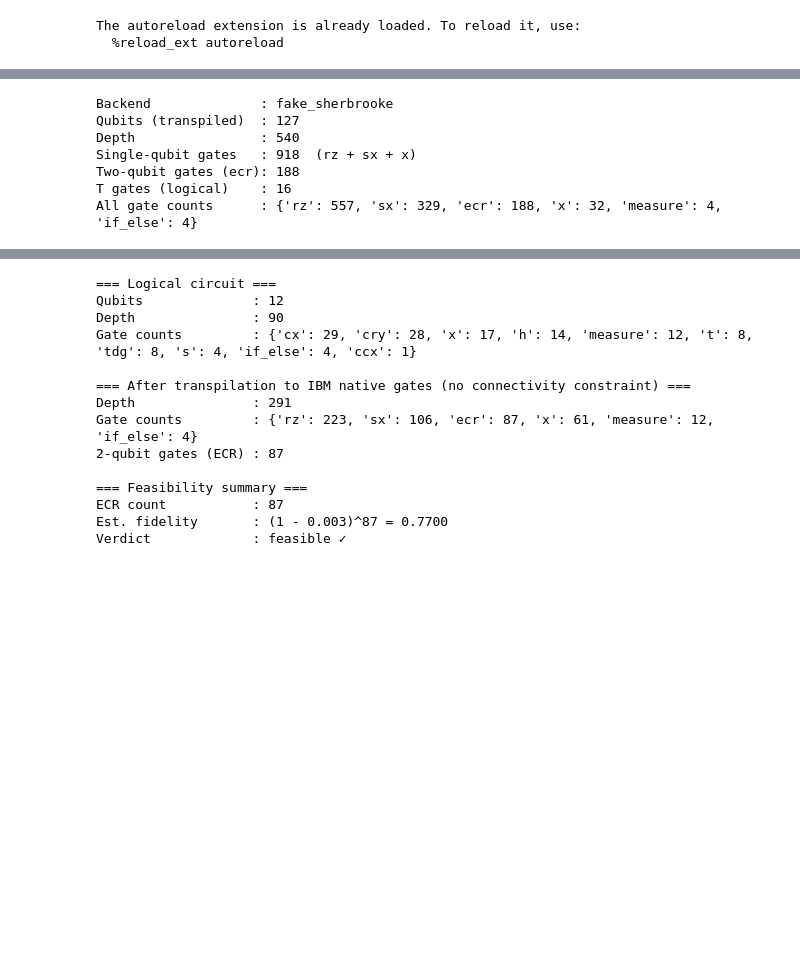
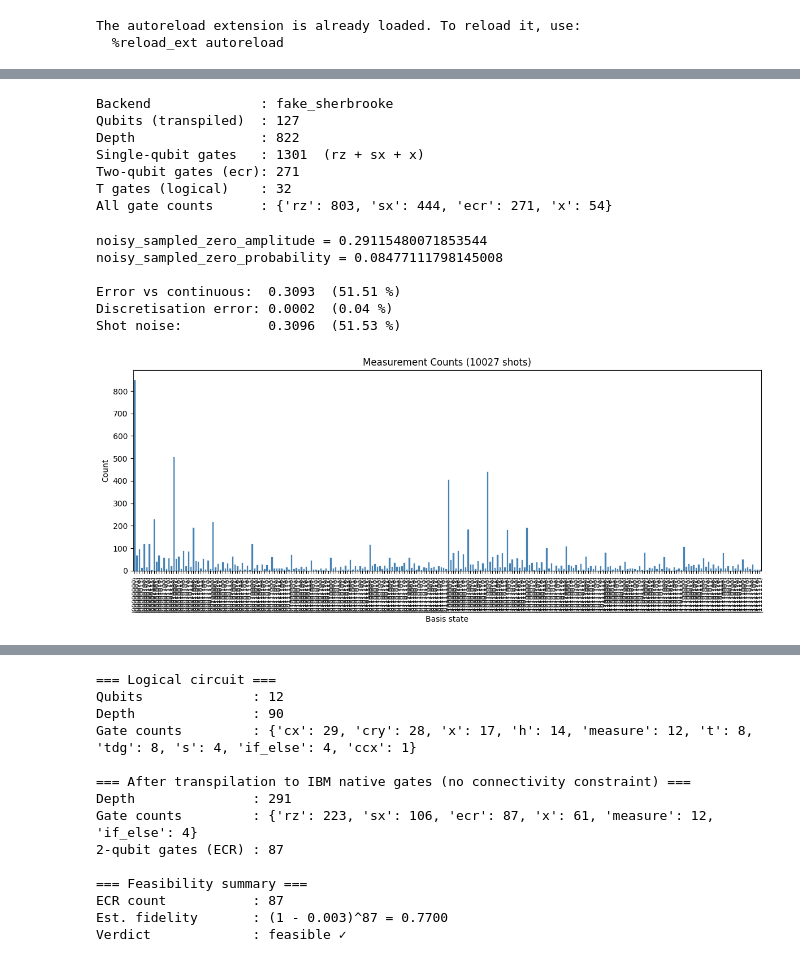
Before and after one commit to sorin-bolos/QuantumComputingResearch, a Jupyter notebook: STOsInMoleculeSymulations/STOs1D copy.ipynb, the cells around one changed output, grey strips where cells are left out. Drawn from its saved outputs; the diff is of its cells as text; code cells hidden in the pictures; blank space fills up the shorter version.

```diff
--- a/STOsInMoleculeSymulations/STOs1D copy.ipynb
+++ b/STOsInMoleculeSymulations/STOs1D copy.ipynb
@@ -107,10 +131,26 @@ Shot noise = 0.2993070867514862
 # %%
 noisy_simlutation_executor.print_circuit_stats(qc)
+counts = noisy_simlutation_executor.sample_measurement_counts(qc, n_qubits, shots=shots)
+fig = sample_interpreter.plot_sampled_measurements(counts)
+noisy_sampled_zero_amplitude = sample_interpreter.get_zero_amplitude(counts)
+noisy_sampled_zero_probability = sample_interpreter.get_zero_probability(counts)
+print()
+print(f"noisy_sampled_zero_amplitude = {noisy_sampled_zero_amplitude}")
+print(f"noisy_sampled_zero_probability = {noisy_sampled_zero_probability}")
+
+sample_interpreter.print_errors(0.600494, noisy_sampled_zero_amplitude, analitical_zero_amplitude)
 # %% [output]
 Backend              : fake_sherbrooke
 Qubits (transpiled)  : 127
-Depth                : 540
-Single-qubit gates   : 918  (rz + sx + x)
-Two-qubit gates (ecr): 188
-T gates (logical)    : 16
-All gate counts      : {'rz': 557, 'sx': 329, 'ecr': 188, 'x': 32, 'measure': 4, 'if_else': 4}
+Depth                : 822
+Single-qubit gates   : 1301  (rz + sx + x)
+Two-qubit gates (ecr): 271
+T gates (logical)    : 32
+All gate counts      : {'rz': 803, 'sx': 444, 'ecr': 271, 'x': 54}
+noisy_sampled_zero_amplitude = 0.29115480071853544
+noisy_sampled_zero_probability = 0.08477111798145008
+
+Error vs continuous:  0.3093  (51.51 %)
+Discretisation error: 0.0002  (0.04 %)
+Shot noise:           0.3096  (51.53 %)
+[figure, added]
```
Also changed, not shown: parts of 5 cells of this notebook, 9 other files.
